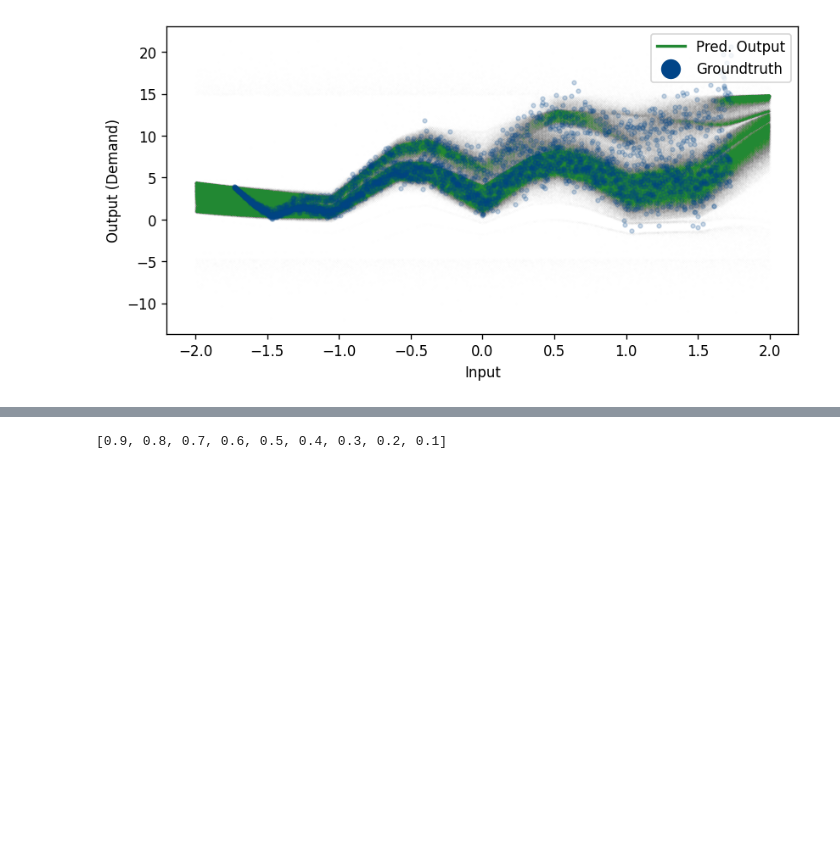
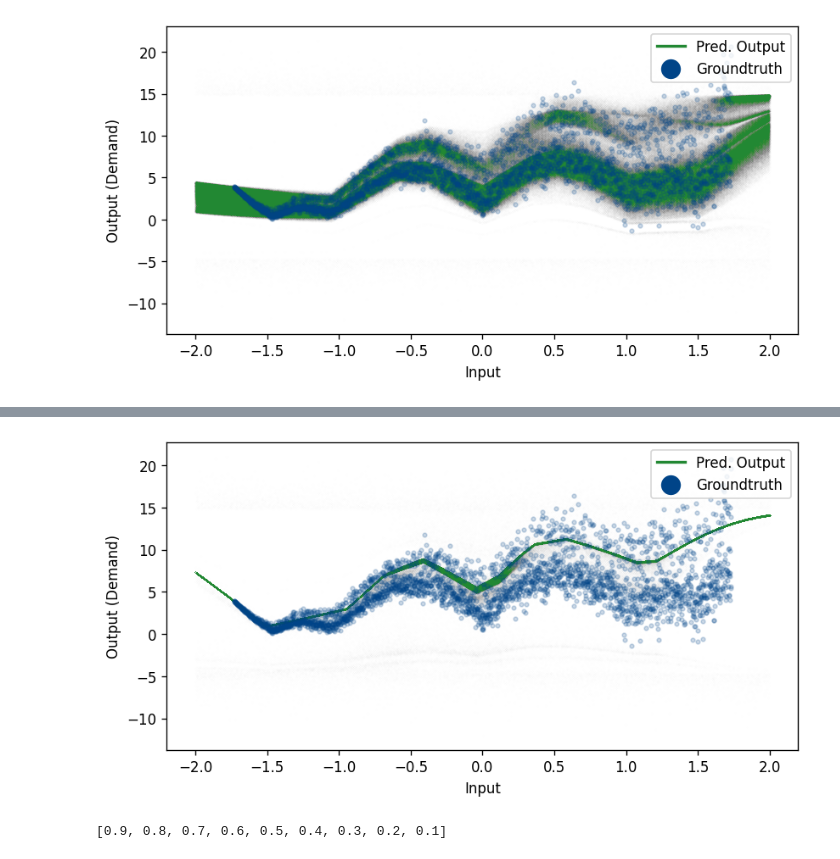
Before and after one commit to AlanLahoud/BNNSOP, a Jupyter notebook: illustrative_example.ipynb, the cells around one changed output, grey strips where cells are left out. Cells and saved outputs as stored; diff of their text form; code cells hidden in the pictures; blank space fills up the shorter version.

```diff
--- a/illustrative_example.ipynb
+++ b/illustrative_example.ipynb
@@ -236,3 +286,7 @@ result_file_flow
+# %%
+plot_regression(X, y, xt, y_pred_flow_com08_orig, 'FLOW', 'Combined08', '#228833', noise_type)
+# %% [output]
+[figure, added]
 # %%
 df_results[result_file_mse].keys().tolist()
 # %% [output]
```
Also changed, not shown: parts of 22 cells of this notebook, 3 other files.
